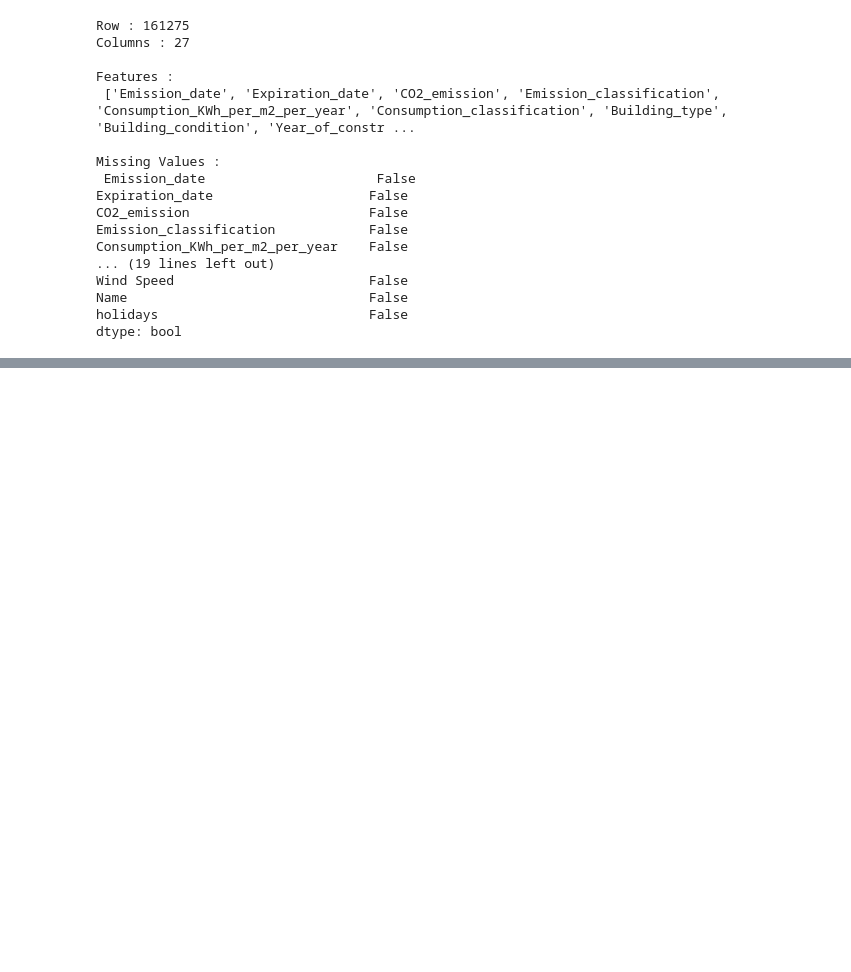
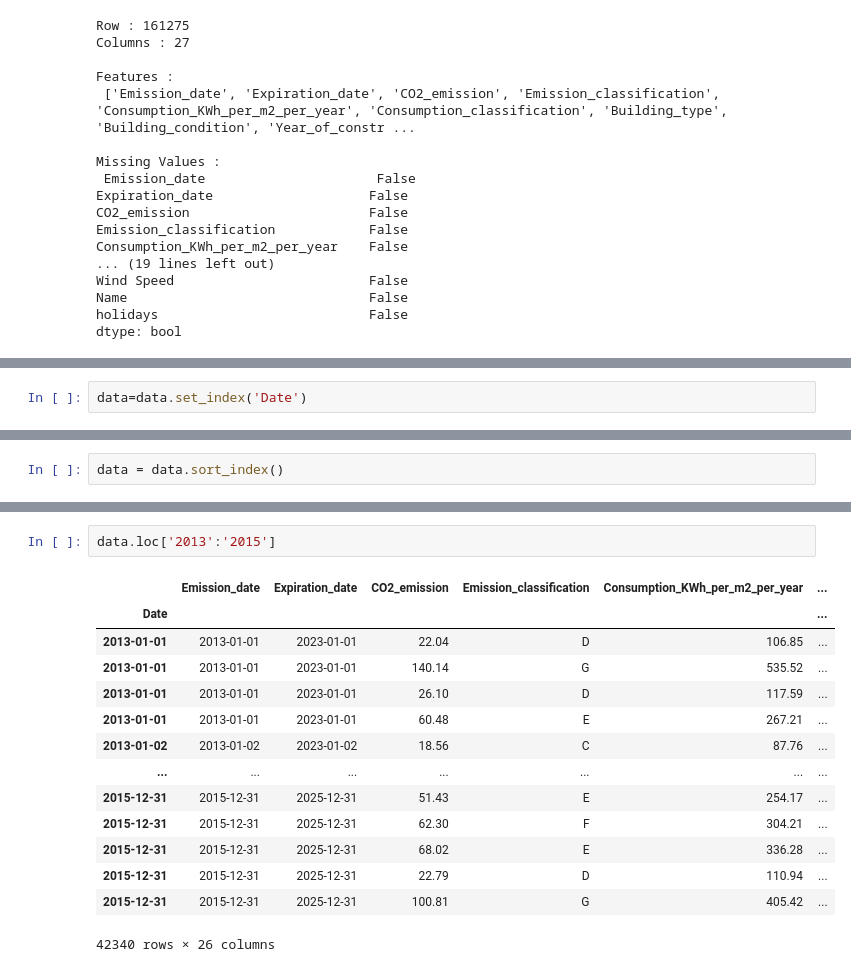
Before and after one commit to Melbinmatheew/Dara-Preparation-, a Jupyter notebook: Jupyter Notebooks/Model building.ipynb, the cells around one changed output, grey strips where cells are left out. Saved outputs shown, nothing was run; the diff lists cells and outputs as text; blank space fills up the shorter version.

```diff
--- a/Jupyter Notebooks/Model building.ipynb
+++ b/Jupyter Notebooks/Model building.ipynb
@@ -139,0 +154,2 @@ dtype: int64
+# %%
+data=data.set_index('Date')
@@ -139,0 +182,2 @@ dtype: int64
+# %%
+data = data.sort_index()
@@ -139,0 +190,17 @@ dtype: int64
+# %%
+data.loc['2013':'2015']
+# %% [output]
+|  | Emission_date | Expiration_date | CO2_emission | Emission_classification | Consumption_KWh_per_m2_per_year | ... |
+| Date |  |  |  |  |  | ... |
+| 2013-01-01 | 2013-01-01 | 2023-01-01 | 22.04 | D | 106.85 | ... |
+| 2013-01-01 | 2013-01-01 | 2023-01-01 | 140.14 | G | 535.52 | ... |
+| 2013-01-01 | 2013-01-01 | 2023-01-01 | 26.10 | D | 117.59 | ... |
+| 2013-01-01 | 2013-01-01 | 2023-01-01 | 60.48 | E | 267.21 | ... |
+| 2013-01-02 | 2013-01-02 | 2023-01-02 | 18.56 | C | 87.76 | ... |
+| ... | ... | ... | ... | ... | ... | ... |
+| 2015-12-31 | 2015-12-31 | 2025-12-31 | 51.43 | E | 254.17 | ... |
+| 2015-12-31 | 2015-12-31 | 2025-12-31 | 62.30 | F | 304.21 | ... |
+| 2015-12-31 | 2015-12-31 | 2025-12-31 | 68.02 | E | 336.28 | ... |
+| 2015-12-31 | 2015-12-31 | 2025-12-31 | 22.79 | D | 110.94 | ... |
+| 2015-12-31 | 2015-12-31 | 2025-12-31 | 100.81 | G | 405.42 | ... |
+42340 rows × 26 columns
```
Also changed, not shown: parts of 8 cells of this notebook.
